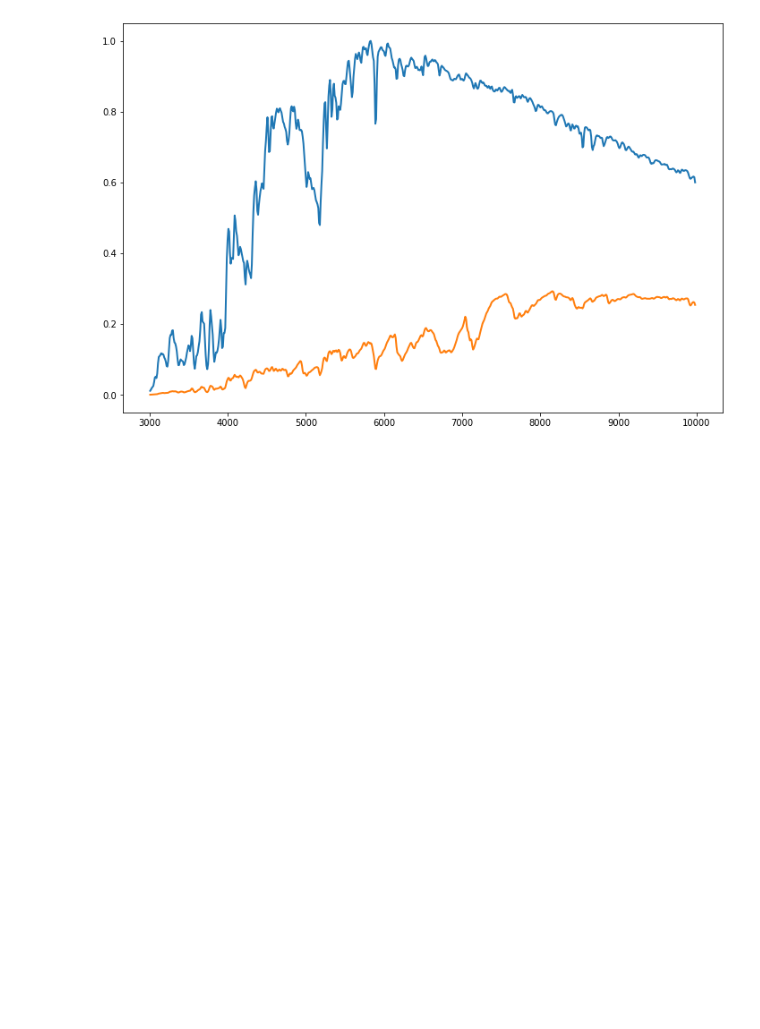
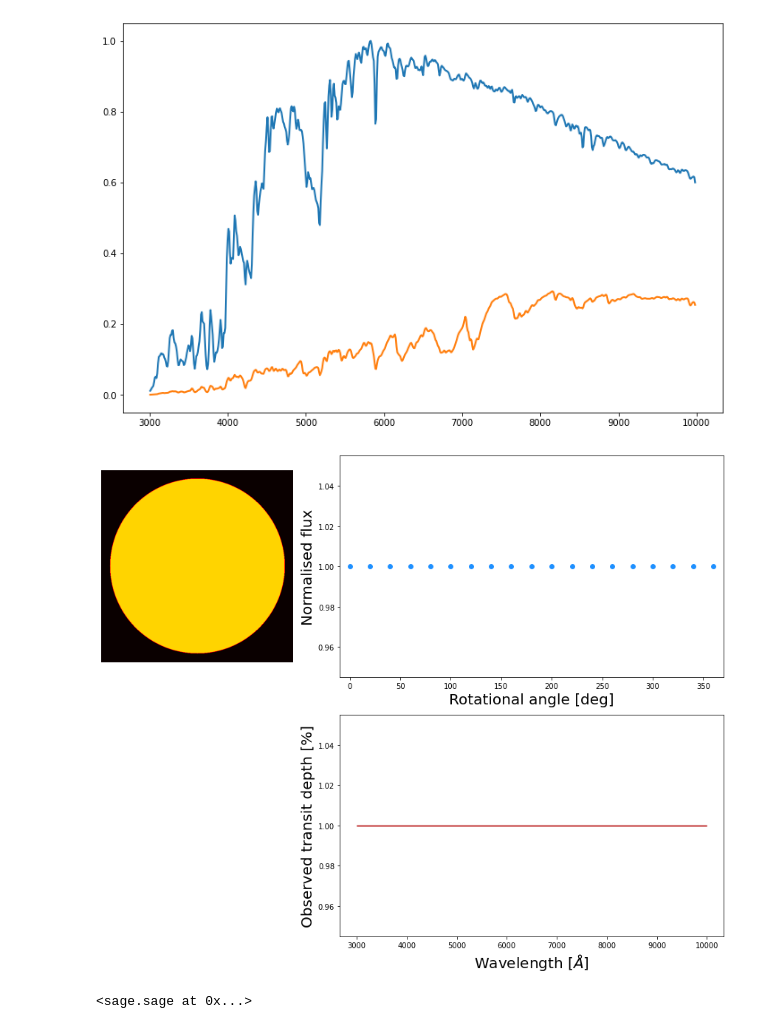
Before and after one commit to chakrah/sage, a Jupyter notebook: stellar_rotation.ipynb, the cells around one changed output. Cells and saved outputs as stored; diff of their text form; code cells hidden in the pictures; blank space fills up the shorter version.

Commit message:
working python class in SAGE

```diff
--- a/examples/stellar_rotation.ipynb
+++ b/stellar_rotation.ipynb
@@ -71,7 +86,7 @@ spot_long= [-180]
 spot_lat = [90]
 spot_size = [4]
 inclination= 90
-ve = 100.0 #km sec^{-1}
+ve = 0.0 #km sec^{-1}
 # %%
 # plt.style.use('dark_background')
 fig = plt.figure(figsize = (12,10))
@@ -103,10 +118,16 @@ for phi in rotational_angle:
             0.0,                                      # Intensity profile
             inclination]                                       # Stellar Inclination [90 deg is Face-on and 0 is edge-on]
 
-    final_spectrum, stellar_spectrum, contamination_factor, star_map = sage(params, planet_pixel_size,
+    # final_spectrum, stellar_spectrum, contamination_factor, star_map = sage(params, planet_pixel_size,
+    #                                                                   wavelength, flux_hot, flux_cold,
+    #                                                                   spot_lat, spot_long, spot_size, ve, spotnumber,
+    #                                                                   'single', 9200)
+    T= sage_class(params, planet_pixel_size,
                                                                       wavelength, flux_hot, flux_cold,
                                                                       spot_lat, spot_long, spot_size, ve, spotnumber,
                                                                       'single', 9200)
+
+    final_spectrum, stellar_spectrum, contamination_factor, star_map = T.StarSpotSpec()
 
 
     lc_spec= np.sum(final_spectrum)
@@ -127,30 +148,36 @@ for phi in rotational_angle:
 
     plt.xticks([])
     plt.yticks([])
 
 
     ax2= plt.subplot(gs[0,1])
     img1 = ax2.scatter(phi_arr, NormFlux_arr, s = 35, color = 'DodgerBlue')
     ax2.set_xlim(-10, 370)
     ax2.set_xlabel('Rotational angle [deg]', fontsize=20)
     ax2.set_ylabel('Normalised flux', fontsize=20)
 
 
     ax3 = plt.subplot(gs[1, 1])
     img2, = ax3.plot(wavelength, contamination_factor, linewidth = 2.5, color = 'indianred')
     ax3.set_xlabel('Wavelength [$\AA$]', fontsize=20)
     ax3.set_ylabel('Observed transit depth [%]', fontsize=20)
 
     #ax4.set_ylabel('Stellar Contamination Factor ($\epsilon_{\lambda}$)')
     plt.tight_layout()
 
 
     ims.append([img, img1, img2])
 
 ani = animation.ArtistAnimation(fig, ims, interval=300, blit=False, repeat = True, repeat_delay = 0)
 
 # Writer = animation.writers['ffmpeg']
 # Writer = Writer(fps=15, metadata=dict(artist='Me'), bitrate=1800)
 
 ani.save(f'inc_{inclination}_experiment.gif', dpi= 300)
 plt.show()
+# %% [output]
+[figure, added]
+# %%
+x
+# %% [output]
+<sage.sage at 0x...>
```
Also changed, not shown: parts of 5 cells of this notebook, 8 other files.
